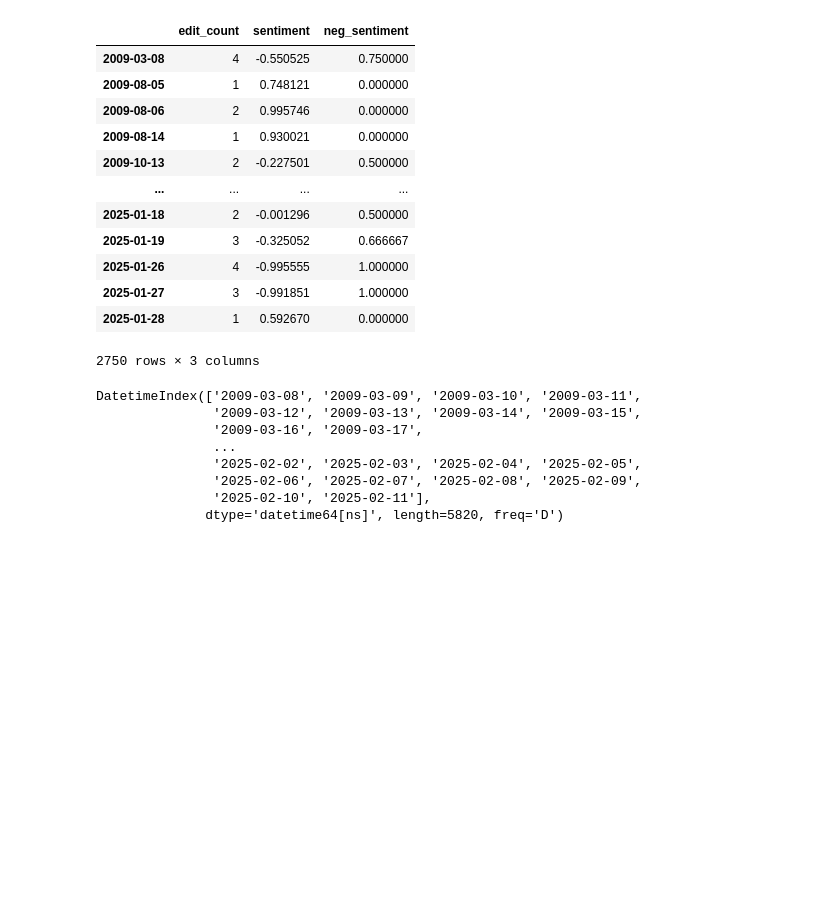
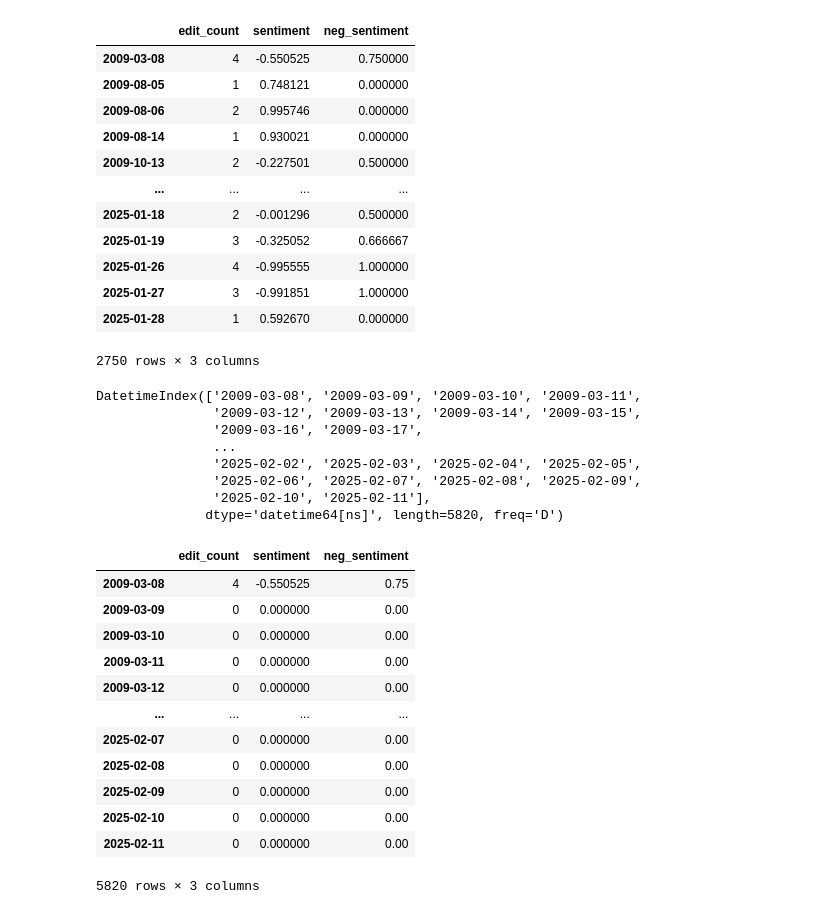
Before and after one commit to ygebre1/bitcoin-price-predictor, a Jupyter notebook: sentiments_live.ipynb, the cells around one changed output. Drawn from its saved outputs; the diff is of its cells as text; code cells hidden in the pictures; blank space fills up the shorter version.

```diff
--- a/sentiments_live.ipynb
+++ b/sentiments_live.ipynb
@@ -222,3 +222,21 @@ DatetimeIndex(['2009-03-08', '2009-03-09', '2009-03-10', '2009-03-11',
                '2025-02-06', '2025-02-07', '2025-02-08', '2025-02-09',
                '2025-02-10', '2025-02-11'],
               dtype='datetime64[ns]', length=5820, freq='D')
+# %%
+edits_df = edits_df.reindex(dates, fill_value=0)
+# %%
+edits_df
+# %% [output]
+|  | edit_count | sentiment | neg_sentiment |
+| 2009-03-08 | 4 | -0.550525 | 0.75 |
+| 2009-03-09 | 0 | 0.000000 | 0.00 |
+| 2009-03-10 | 0 | 0.000000 | 0.00 |
+| 2009-03-11 | 0 | 0.000000 | 0.00 |
+| 2009-03-12 | 0 | 0.000000 | 0.00 |
+| ... | ... | ... | ... |
+| 2025-02-07 | 0 | 0.000000 | 0.00 |
+| 2025-02-08 | 0 | 0.000000 | 0.00 |
+| 2025-02-09 | 0 | 0.000000 | 0.00 |
+| 2025-02-10 | 0 | 0.000000 | 0.00 |
+| 2025-02-11 | 0 | 0.000000 | 0.00 |
+5820 rows × 3 columns
```
Also changed, not shown: parts of 5 cells of this notebook.
